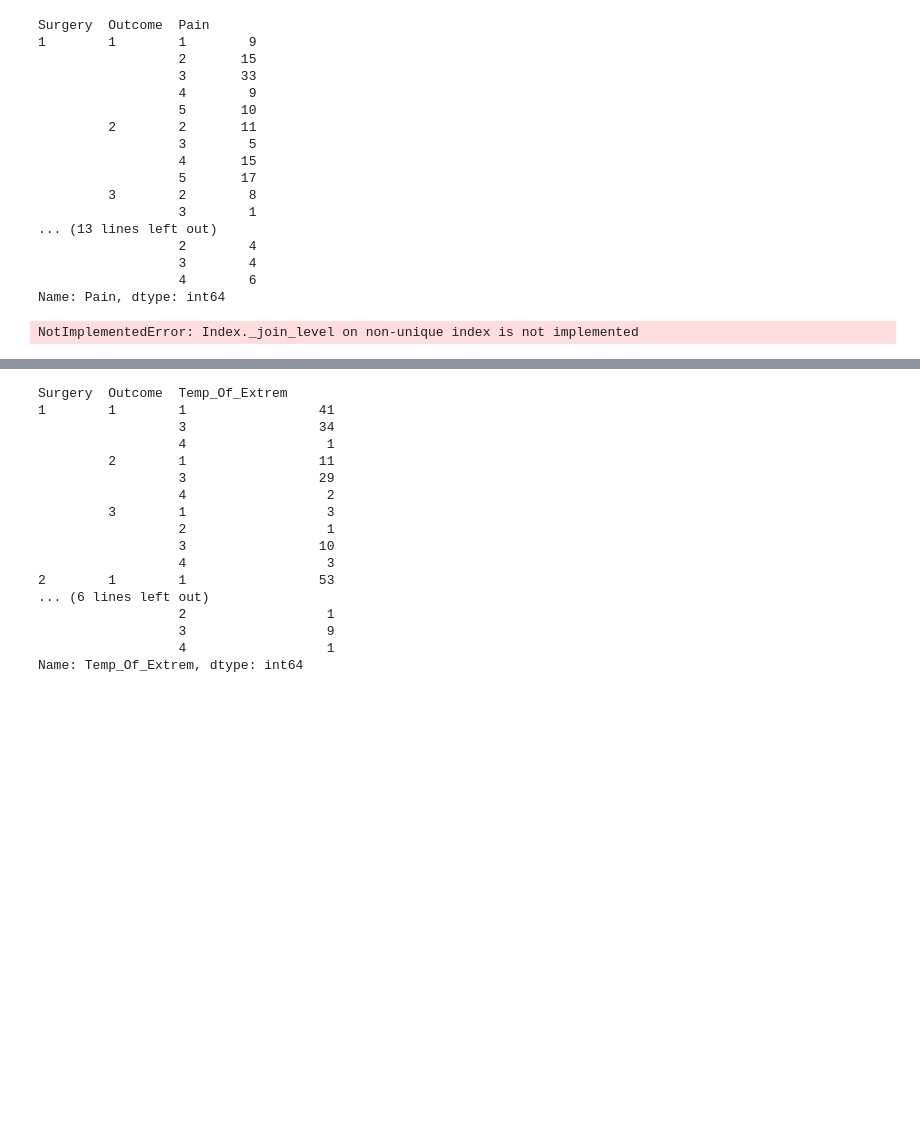
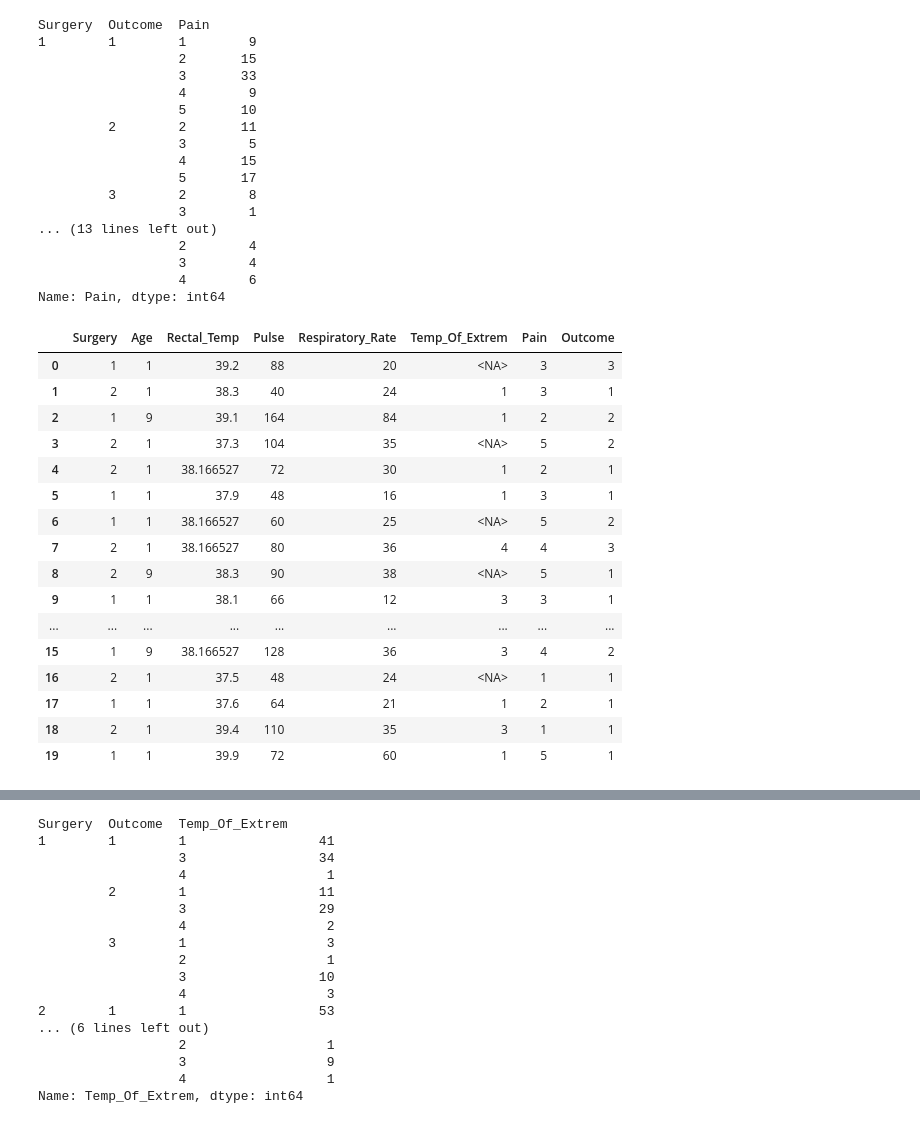
Before and after one commit to ant69/pandas_statistic, a Jupyter notebook: homework_statistics_1.ipynb, the cells around one changed output, grey strips where cells are left out. Drawn from its saved outputs; the diff is of its cells as text; code cells hidden in the pictures; blank space fills up the shorter version.

```diff
--- a/homework_statistics_1.ipynb
+++ b/homework_statistics_1.ipynb
@@ -728,26 +728,31 @@ Surgery  Outcome  Pain
                   3        4
                   4        6
 Name: Pain, dtype: int64
-# %%
-pain_metric = df_comp.groupby(['Surgery', 'Outcome', 'Pain'])['Pain'].count()
-
-#Фиксим столбец Pain:
-def define_pain(cur_surgery, cur_outcome):
-    max_cnt = 0
-    max_pain = 1
-    for ind, cnt in pain_metric[cur_surgery][cur_outcome].items():
-        if cnt > max_cnt:
-            max_cnt = cnt
-            max_pain = ind
-    return max_pain
-
-#define_pain(2, 4)
-df_comp.loc[(pd.isnull(df_comp.Pain)), 'Pain'] = define_pain(df_comp.Surgery, df_comp.Outcome)
-
-df_comp[df_comp['Pain'].isnull()]
-#df_comp['Surgery'].count()
-# %% [output]
-NotImplementedError: Index._join_level on non-unique index is not implemented
+# %%
+# Фактически я хочу найти моду для каждой группировки, а вычисление моды впрямую в transform не предполагается.
+# Подсказка к ниже приведенной конструкции найдена здесь:
+# https://medium.com/analytics-vidhya/best-way-to-impute-categorical-data-using-groupby-mean-mode-2dc5f5d4e12d
+df_comp['Pain'] = df_comp.groupby(['Surgery', 'Outcome'], sort=False)['Pain'].apply(lambda x: x.fillna(x.mode().iloc[0]))
+#df_comp[df_tmp['Pain'].isnull()]
+df_comp.head(20)
+# %% [output]
+|  | Surgery | Age | Rectal_Temp | Pulse | Respiratory_Rate | Temp_Of_Extrem | Pain | Outcome |
+| 0 | 1 | 1 | 39.2 | 88 | 20 | <NA> | 3 | 3 |
+| 1 | 2 | 1 | 38.3 | 40 | 24 | 1 | 3 | 1 |
+| 2 | 1 | 9 | 39.1 | 164 | 84 | 1 | 2 | 2 |
+| 3 | 2 | 1 | 37.3 | 104 | 35 | <NA> | 5 | 2 |
+| 4 | 2 | 1 | 38.166527 | 72 | 30 | 1 | 2 | 1 |
+| 5 | 1 | 1 | 37.9 | 48 | 16 | 1 | 3 | 1 |
+| 6 | 1 | 1 | 38.166527 | 60 | 25 | <NA> | 5 | 2 |
+| 7 | 2 | 1 | 38.166527 | 80 | 36 | 4 | 4 | 3 |
+| 8 | 2 | 9 | 38.3 | 90 | 38 | <NA> | 5 | 1 |
+| 9 | 1 | 1 | 38.1 | 66 | 12 | 3 | 3 | 1 |
+| ... | ... | ... | ... | ... | ... | ... | ... | ... |
+| 15 | 1 | 9 | 38.166527 | 128 | 36 | 3 | 4 | 2 |
+| 16 | 2 | 1 | 37.5 | 48 | 24 | <NA> | 1 | 1 |
+| 17 | 1 | 1 | 37.6 | 64 | 21 | 1 | 2 | 1 |
+| 18 | 2 | 1 | 39.4 | 110 | 35 | 3 | 1 | 1 |
+| 19 | 1 | 1 | 39.9 | 72 | 60 | 1 | 5 | 1 |
 # %%
 # Последняя оставшаяся колонка Temp_Of_Extrem
 df_comp[df_comp['Temp_Of_Extrem'].isnull()].head(50)
```
Also changed, not shown: parts of 4 cells of this notebook, 1 other file.
